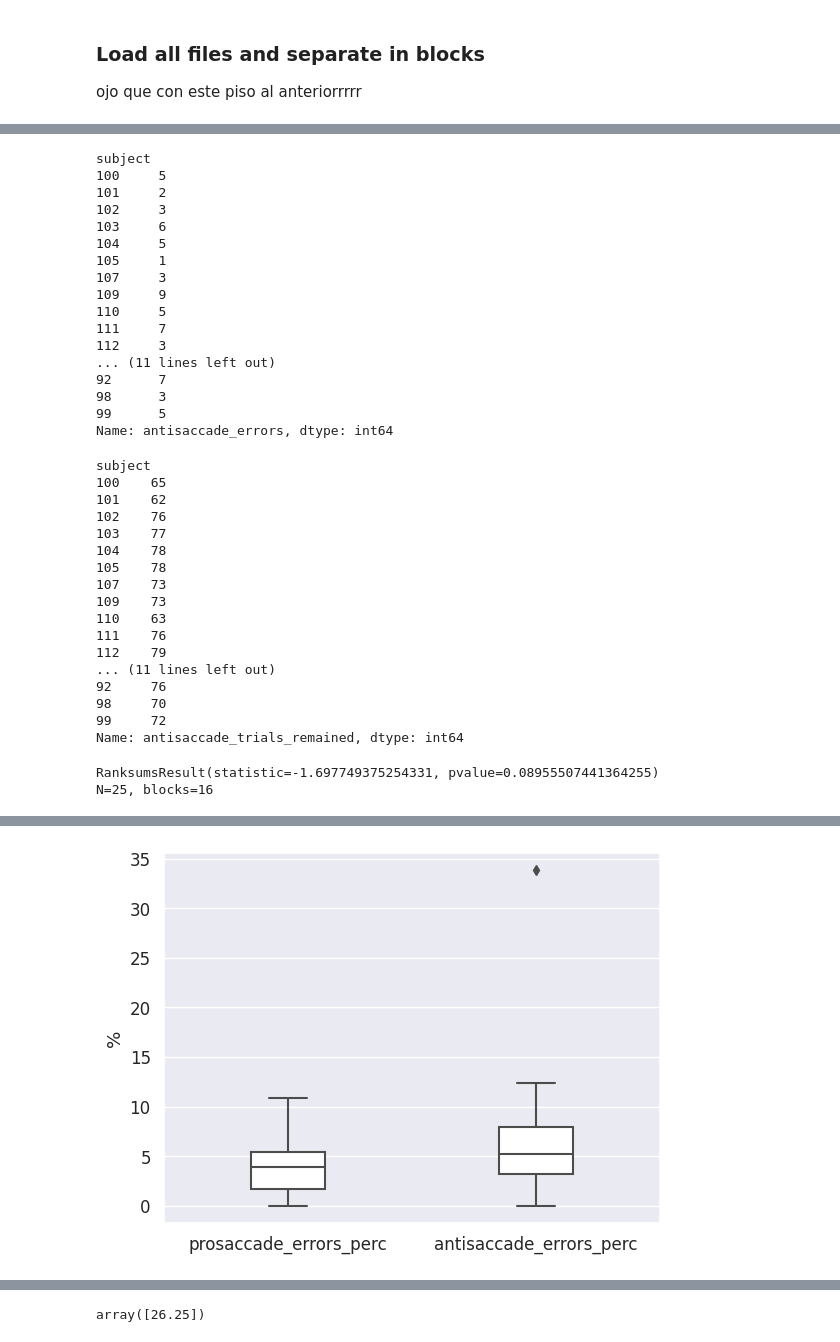
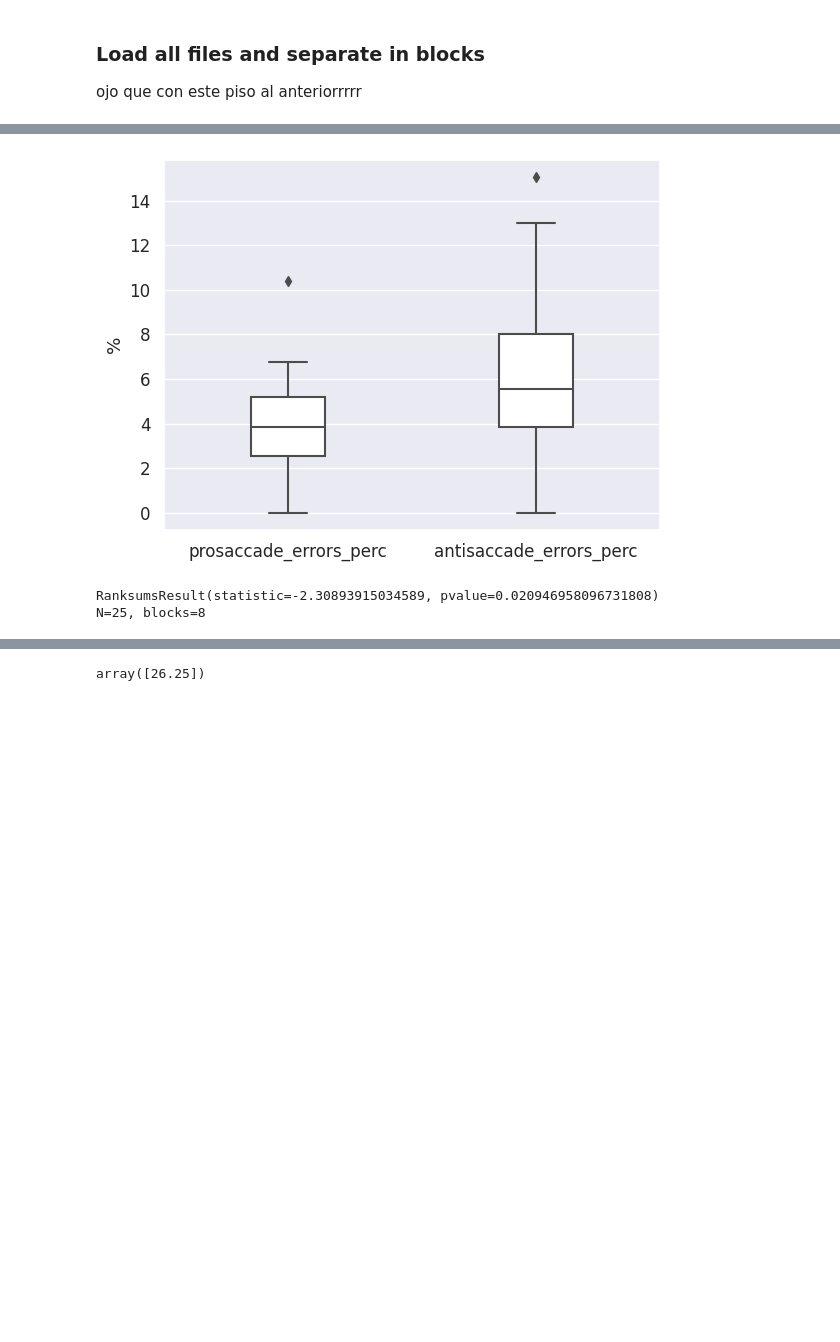
Before and after one commit to GEJ1/et_webcam_experiments, a Jupyter notebook: antisaccade_experiment/antisaccades_analysis.ipynb, the cells around one changed output, grey strips where cells are left out. Saved outputs shown, nothing was run; the diff lists cells and outputs as text; code cells hidden in the pictures; blank space fills up the shorter version.

```diff
--- a/antisaccade_experiment/antisaccades_analysis.ipynb
+++ b/antisaccade_experiment/antisaccades_analysis.ipynb
@@ -176,8 +174,8 @@ def pre_processing(
         anti_saccades_errors_perc = (anti_sacc_errors / len(ts_xs)) * 100
     except ZeroDivisionError:
         trials_rejected = 100
-        pro_saccades_errors_perc = np.nan
-        anti_saccades_errors_perc = np.nan
+        pro_saccades_errors_perc = 0
+        anti_saccades_errors_perc = 0
 
 
     return {
@@ -621,14 +575,12 @@ df_all_blocks.query("subject == '115'")
 MAX_NUMBER_INCORRECTS_PER_BLOCK = (
     18  # Esto implica que en un bloque hizo al menos el 90% mal
 )
-BLOCKS_NUMBER = 8
+FIRST_BLOCK = 4
+LAST_BLOCK = 11
 
 df_blocks_filtered = (
-    # df_all_blocks.query(
-    #     "prosaccade_errors < @MAX_NUMBER_INCORRECTS_PER_BLOCK and antisaccade_errors < @MAX_NUMBER_INCORRECTS_PER_BLOCK"
-    # )
     df_all_blocks.query(
-        "prosaccade_errors < @MAX_NUMBER_INCORRECTS_PER_BLOCK and antisaccade_errors < @MAX_NUMBER_INCORRECTS_PER_BLOCK and block <= @BLOCKS_NUMBER"
+        "prosaccade_errors < @MAX_NUMBER_INCORRECTS_PER_BLOCK and antisaccade_errors < @MAX_NUMBER_INCORRECTS_PER_BLOCK and @FIRST_BLOCK <= block <= @LAST_BLOCK"
     )  # Con la mitad de los bloques
     .groupby("subject")
     .agg(
@@ -665,9 +617,7 @@ df_blocks_filtered["antisaccade_errors_perc"] = (
     / df_blocks_filtered["antisaccade_trials_remained"]
 ) * 100
 
-
-display(df_blocks_filtered["antisaccade_errors"])
-display(df_blocks_filtered["antisaccade_trials_remained"])
+display(df_blocks_filtered)
 
 # Plot
 ax = sns.boxplot(
@@ -681,53 +631,18 @@ boxes = ax.patches
 for i, box in enumerate(boxes):
     box.set_facecolor("w")
 
+plt.show()
 
 print(
     ranksums(
-        df_blocks_filtered["prosaccade_errors"],
-        df_blocks_filtered["antisaccade_errors"],
+        df_blocks_filtered["prosaccade_errors_perc"],
+        df_blocks_filtered["antisaccade_errors_perc"],
     )
 )
-print(f"N={len(df_blocks_filtered)}, blocks={df_all_blocks['block'].max()}")
+print(f"N={len(df_blocks_filtered)}, blocks={df_blocks_filtered['remained_blocks'].max()}")
 
 df_blocks_filtered.describe()
 df_blocks_filtered
 # %% [output]
-subject
-100     5
-101     2
-102     3
-103     6
-104     5
-105     1
-107     3
-109     9
-110     5
-111     7
-112     3
-... (11 lines left out)
-92      7
-98      3
-99      5
-Name: antisaccade_errors, dtype: int64
-subject
-100    65
-101    62
-102    76
-103    77
-104    78
-105    78
-107    73
-109    73
-110    63
-111    76
-112    79
-... (11 lines left out)
-92     76
-98     70
-99     72
-Name: antisaccade_trials_remained, dtype: int64
-RanksumsResult(statistic=-1.697749375254331, pvalue=0.08955507441364255)
-N=25, blocks=16
 |  | prosaccade_errors | antisaccade_errors | prosaccade_trials_remained | antisaccade_trials_remained | pro_sacc_errors_rt | ... |
 | subject |  |  |  |  |  | ... |
@@ -750 +665,3 @@ N=25, blocks=16
-[figure, old version]
+[figure, new version]
+RanksumsResult(statistic=-2.30893915034589, pvalue=0.020946958096731808)
+N=25, blocks=8
```
Also changed, not shown: parts of 18 cells of this notebook.
